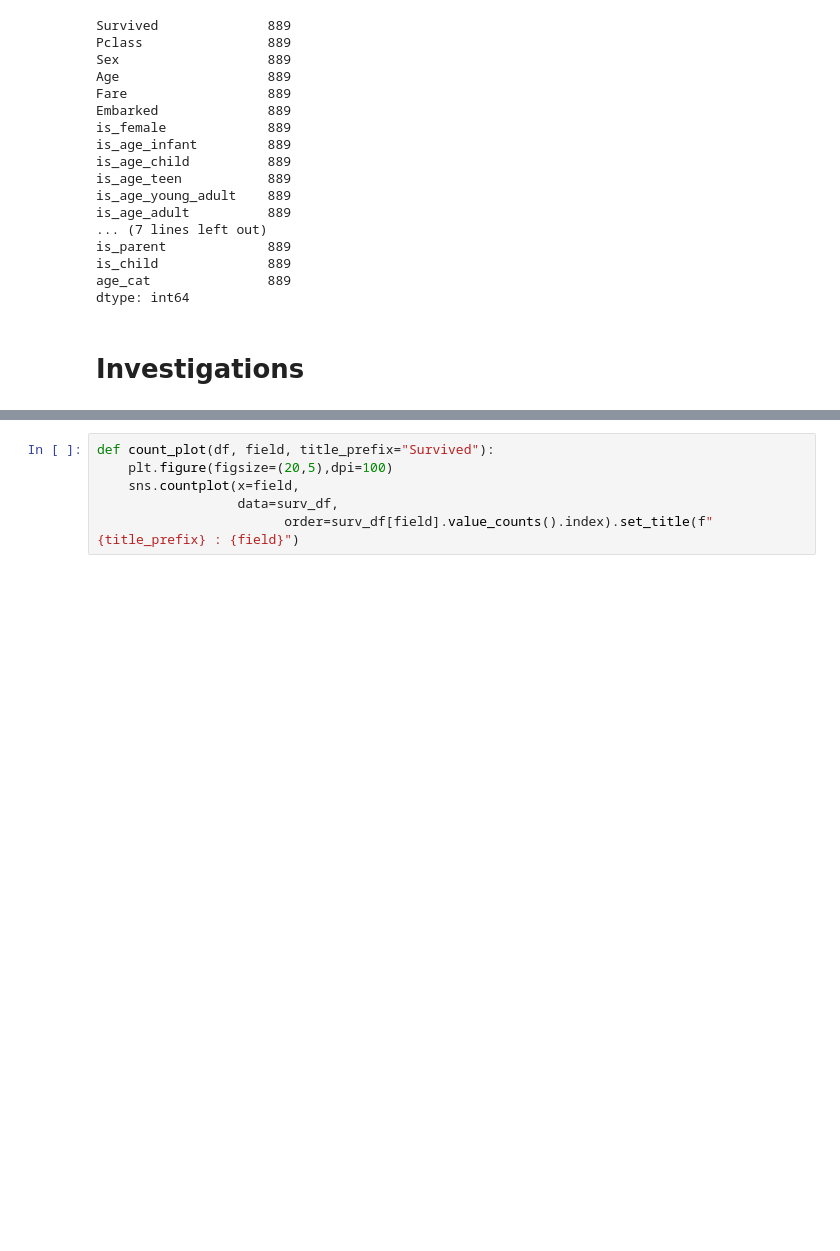
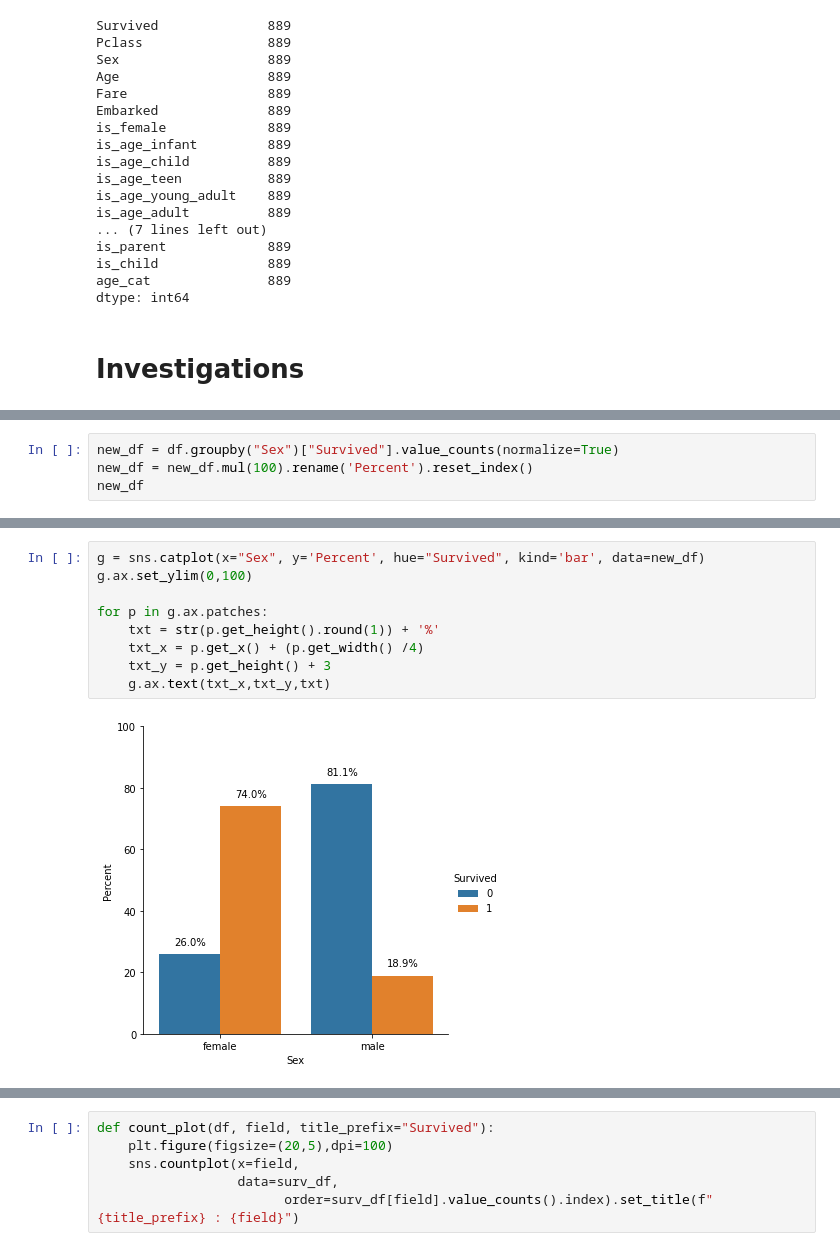
Before and after one commit to bladnman/titanic, a Jupyter notebook: 1_titanic-look-about.ipynb, the cells around one changed output, grey strips where cells are left out. Cells and saved outputs as stored; diff of their text form; blank space fills up the shorter version.

```diff
--- a/1_titanic-look-about.ipynb
+++ b/1_titanic-look-about.ipynb
@@ -208,0 +132,4 @@ dtype: int64
+# %%
+new_df = df.groupby("Sex")["Survived"].value_counts(normalize=True)
+new_df = new_df.mul(100).rename('Percent').reset_index()
+new_df
@@ -208,0 +142,11 @@ dtype: int64
+# %%
+g = sns.catplot(x="Sex", y='Percent', hue="Survived", kind='bar', data=new_df)
+g.ax.set_ylim(0,100)
+
+for p in g.ax.patches:
+    txt = str(p.get_height().round(1)) + '%'
+    txt_x = p.get_x() + (p.get_width() /4)
+    txt_y = p.get_height() + 3
+    g.ax.text(txt_x,txt_y,txt)
+# %% [output]
+[figure, added]
```
Also changed, not shown: parts of 17 cells of this notebook, 3 other files.
